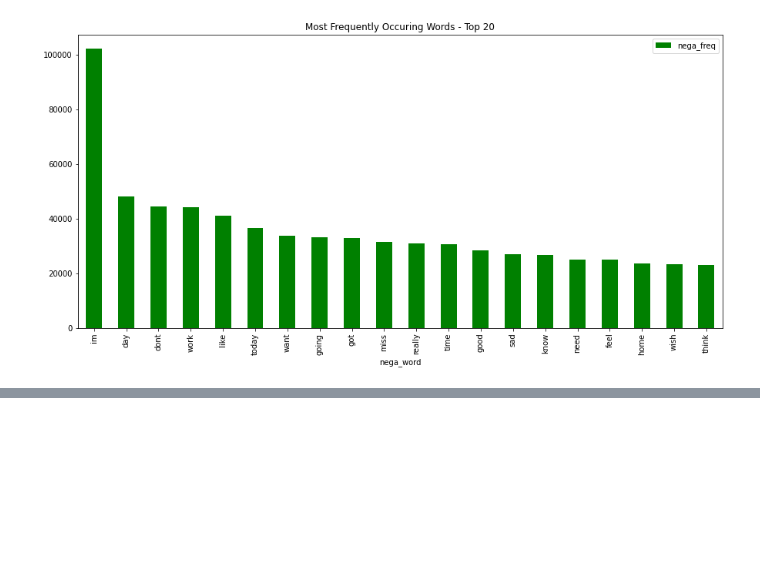
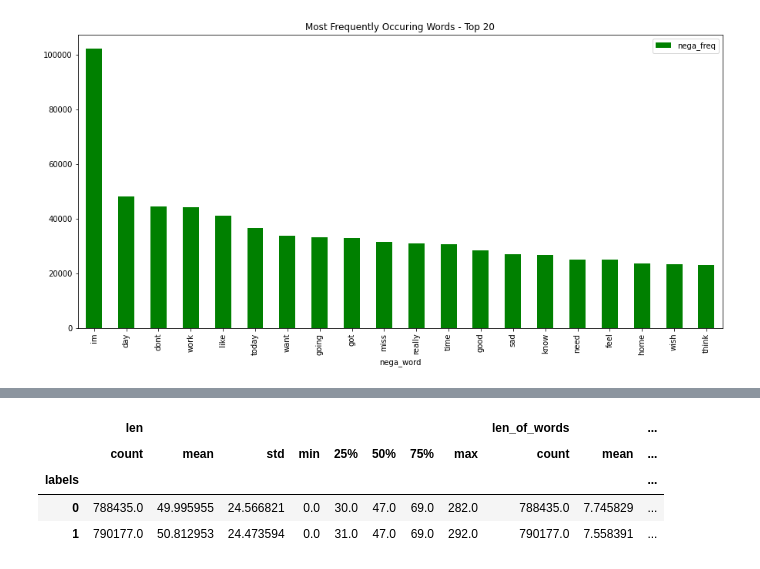
Before and after one commit to AdarshNagpure/Detecting-depression-using-tweets, a Jupyter notebook: depression_through_tweets.ipynb, the cells around one changed output, grey strips where cells are left out. Cells and saved outputs as stored; diff of their text form; code cells hidden in the pictures; blank space fills up the shorter version.

```diff
--- a/depression_through_tweets.ipynb
+++ b/depression_through_tweets.ipynb
@@ -328,5 +340,11 @@ length_tweet_words_class_wise = df_twt['len_of_words'][df_twt['labels'] == 0].pl
 # %%
-df_twt.groupby('label').describe()
+df_twt.groupby('labels').describe()
+# %% [output]
+|  | len |  |  |  |  |  |  |  | len_of_words |  | ... |
+|  | count | mean | std | min | 25% | 50% | 75% | max | count | mean | ... |
+| labels |  |  |  |  |  |  |  |  |  |  | ... |
+| 0 | 788435.0 | 49.995955 | 24.566821 | 0.0 | 30.0 | 47.0 | 69.0 | 282.0 | 788435.0 | 7.745829 | ... |
+| 1 | 790177.0 | 50.812953 | 24.473594 | 0.0 | 31.0 | 47.0 | 69.0 | 292.0 | 790177.0 | 7.558391 | ... |
 # %%
 df_twt.groupby('len').mean()['labels'].plot.hist(color = 'purple', figsize = (6, 4),)
 plt.title('variation of length')
```
Also changed, not shown: parts of 11 cells of this notebook.
